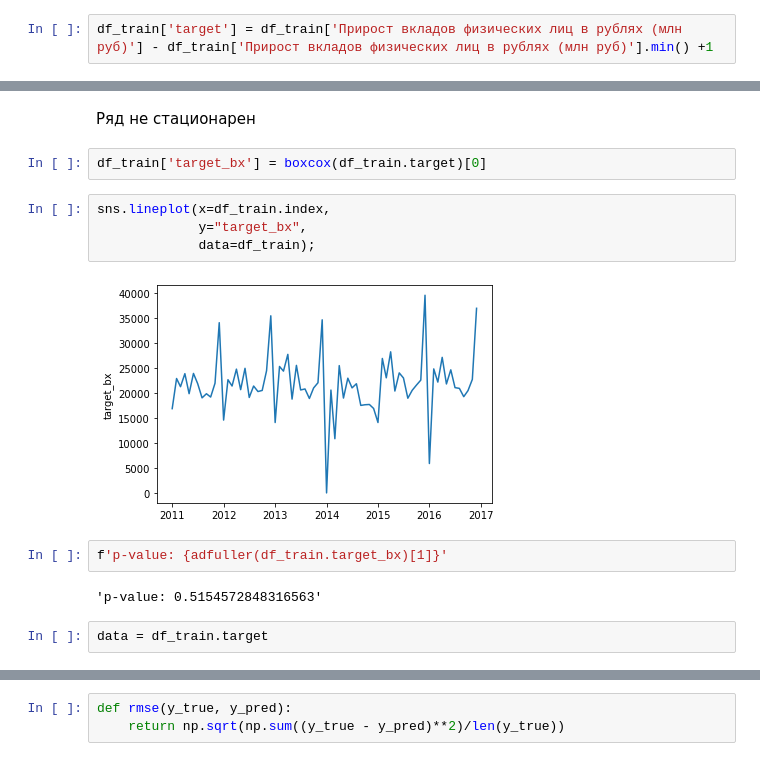
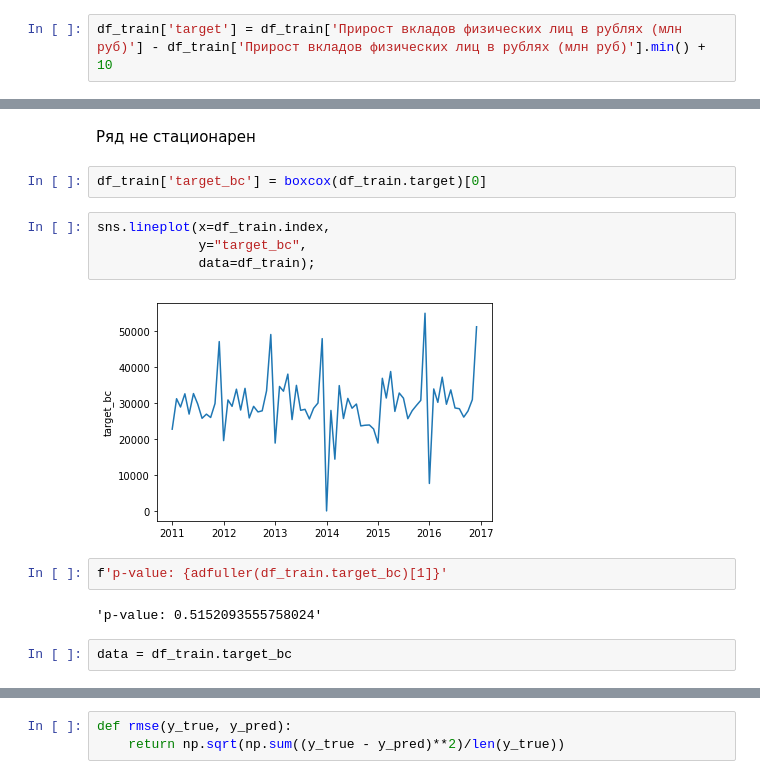
Before and after one commit to varvaraptl/deposit_value_forecast, a Jupyter notebook: main.ipynb, the cells around one changed output, grey strips where cells are left out. Saved outputs shown, nothing was run; the diff lists cells and outputs as text.

```diff
--- a/main.ipynb
+++ b/main.ipynb
@@ -70,5 +67,5 @@ df_train['Прирост вкладов физических лиц в рубл
 # %%
-df_train['target'] = df_train['Прирост вкладов физических лиц в рублях (млн руб)'] - df_train['Прирост вкладов физических лиц в рублях (млн руб)'].min() +1
+df_train['target'] = df_train['Прирост вкладов физических лиц в рублях (млн руб)'] - df_train['Прирост вкладов физических лиц в рублях (млн руб)'].min() + 10
 # %%
 f'p-value: {adfuller(df_train.target)[1]}'
 # %% [output]
@@ -76,17 +73,17 @@ f'p-value: {adfuller(df_train.target)[1]}'
 # %% [markdown]
 Ряд не стационарен
 # %%
-df_train['target_bx'] = boxcox(df_train.target)[0]
+df_train['target_bc'] = boxcox(df_train.target)[0]
 # %%
 sns.lineplot(x=df_train.index,
-             y="target_bx",
+             y="target_bc",
              data=df_train);
 # %% [output]
-[figure, old version]
+[figure, new version]
 # %%
-f'p-value: {adfuller(df_train.target_bx)[1]}'
+f'p-value: {adfuller(df_train.target_bc)[1]}'
 # %% [output]
-'p-value: 0.5154572848316563'
+'p-value: 0.5152093555758024'
 # %%
-data = df_train.target
+data = df_train.target_bc
 # %%
```
Also changed, not shown: parts of 6 cells of this notebook.
